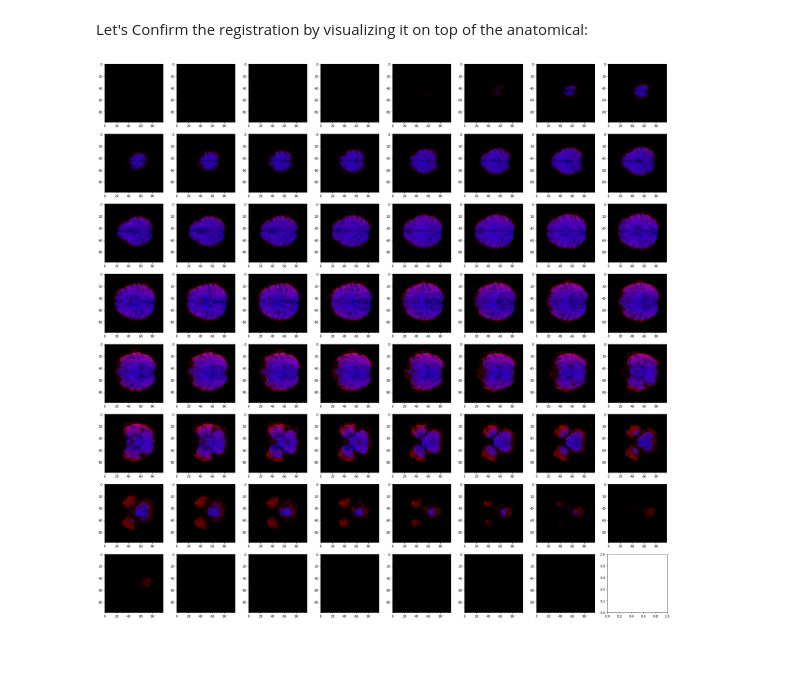
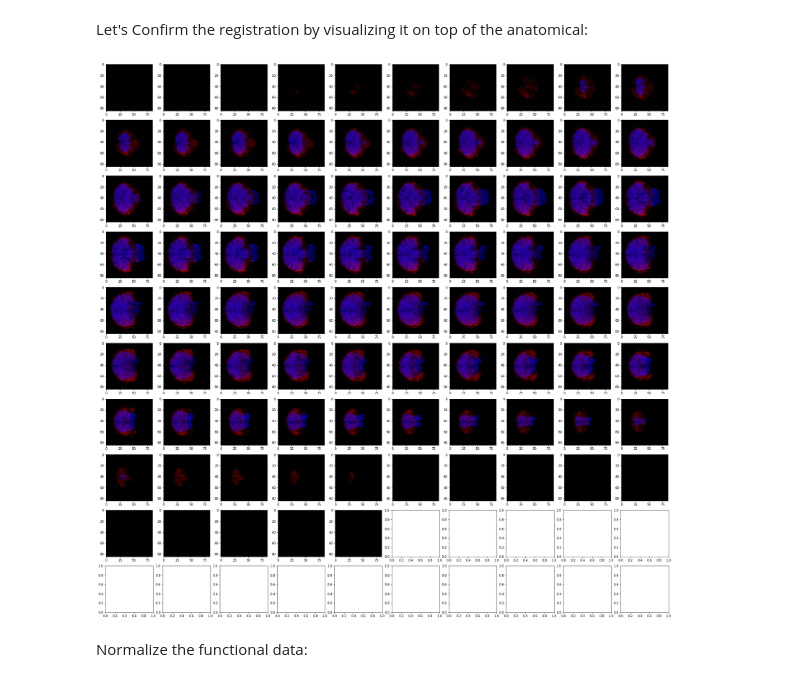
Before and after one commit to spencer-loggia/monkey_fmri, a Jupyter notebook: toy_notebook.ipynb, the cells around one changed output. Saved outputs shown, nothing was run; the diff lists cells and outputs as text; code cells hidden in the pictures; blank space fills up the shorter version.

Commit message:
First order functional is working, added a bunch of comments

```diff
--- a/toy_notebook.ipynb
+++ b/toy_notebook.ipynb
@@ -25,0 +17,5 @@ convert_to_sphinx([SOURCE], fname='f.nii')
+# %%
+root = '/Users/loggiasr/Projects/fmri/monkey_fmri/castor_test'
+functional_dir = os.path.join(root, 'functional/20100131/')
+SOURCE = [os.path.join(functional_dir, f) for f in os.listdir(functional_dir) if f[0] != '.']
+print(SOURCE)
@@ -36,5 +117,6 @@ The PostScript backend does not support transparency; partially transparent arti
 Skull Strip the functional and anatomical data. This is done before registration to avoid weird skull artifacts in the
 functional from effecting the registration optimization process.
 # %%
-skull_strip([SOURCE], fname='moco.nii.gz', is_time_series=True)
-skull_strip(['../anatomical/'], fname='castor.nii', output='./', is_time_series=False)
+ana_dir = os.path.join(root, 'mri')
+skull_strip(SOURCE, fname='f_cubed.nii', is_time_series=True)
+skull_strip([ana_dir], fname='low_res.nii', is_time_series=False)
@@ -77,25 +192,27 @@ preform_nifti_registration(functional_input_dirs=[SOURCE], transform_input_dir=[
 Let's Confirm the registration by visualizing it on top of the anatomical:
 # %%
 import nibabel as nib
-func_nii = nib.load(os.path.join(SOURCE, 'registered.nii.gz'))
+func_nii = nib.load(os.path.join(SOURCE[0], 'registered.nii.gz'))
 func_data = np.array(func_nii.get_fdata())
 func_data = np.mean(func_data, axis=3) # average across time
 num_plots = int(np.ceil(np.sqrt(func_data.shape[2])))
 
 func_data = np.stack([func_data, np.zeros(func_data.shape), np.zeros(func_data.shape)], axis=3) # make red
-anat_data = nib.load('stripped.nii.gz')
+anat_data = nib.load(os.path.join(ana_dir, 'stripped.nii.gz'))
 anat_data = np.array(anat_data.get_fdata())
 anat_data = np.stack([np.zeros(anat_data.shape), np.zeros(anat_data.shape), anat_data], axis=3) # make blue
 
 overlay = _normalize_array(func_data) * .5 + _normalize_array(anat_data)
 overlay = (overlay / max(overlay.flatten()))
 fig, ax = plt.subplots(num_plots, num_plots, figsize=(32, 32))
 for i in range(num_plots):
     for j in range(num_plots):
         try:
             ax[i, j].imshow(overlay[:, :, i*num_plots + j])
         except IndexError:
             continue
 fig.show()
 # %% [output]
-[figure, old version]
+[figure, new version]
+# %% [markdown]
+Normalize the functional data:
```
Also changed, not shown: parts of 17 cells of this notebook, 32 other files.
